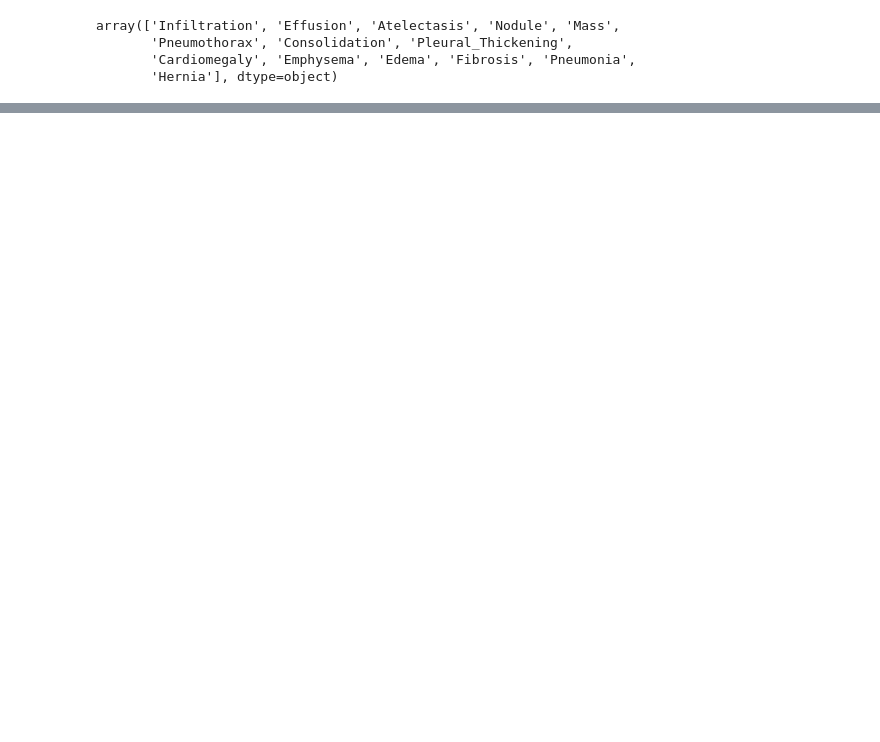
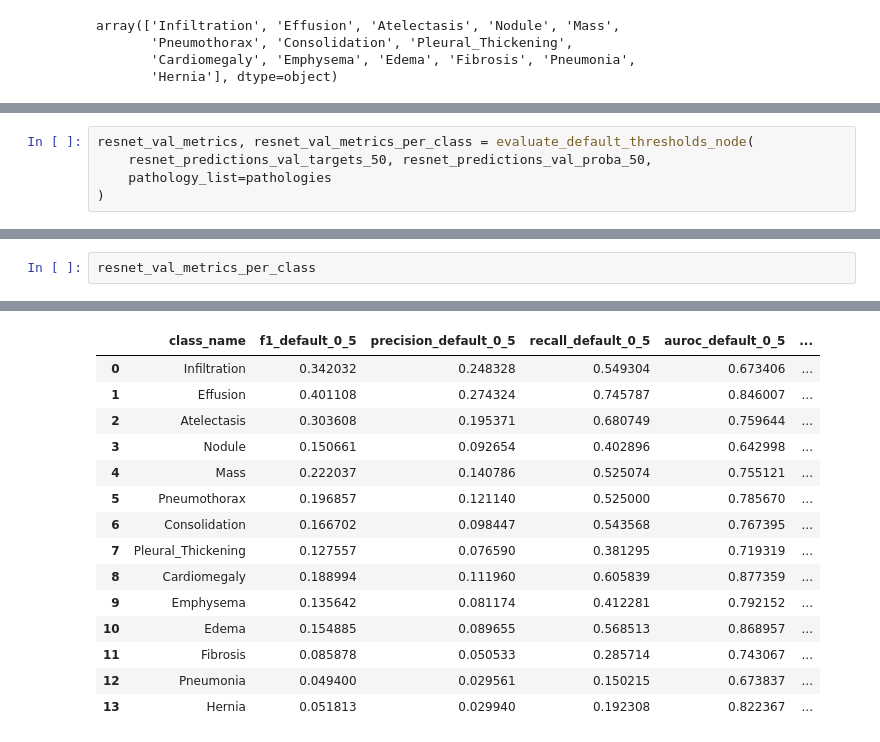
Before and after one commit to psiku/dnn-cxr-diagnostics, a Jupyter notebook: cxr-training-pipeline/notebooks/03_pipeline_analyze/02_threshold_finetuning_pipeline_analysis.ipynb, the cells around one changed output, grey strips where cells are left out. Cells and saved outputs as stored; diff of their text form; blank space fills up the shorter version.

```diff
--- a/cxr-training-pipeline/notebooks/03_pipeline_analyze/02_threshold_finetuning_pipeline_analysis.ipynb
+++ b/cxr-training-pipeline/notebooks/03_pipeline_analyze/02_threshold_finetuning_pipeline_analysis.ipynb
@@ -155,0 +315,5 @@ for ax, pathology in zip(axes.flatten(), pathologies):
+# %%
+resnet_val_metrics, resnet_val_metrics_per_class = evaluate_default_thresholds_node(
+    resnet_predictions_val_targets_50, resnet_predictions_val_proba_50,
+    pathology_list=pathologies
+)
@@ -155,0 +373,3 @@ for ax, pathology in zip(axes.flatten(), pathologies):
+# %%
+resnet_val_metrics_per_class
+# %% [output]
@@ -155,0 +377,15 @@ for ax, pathology in zip(axes.flatten(), pathologies):
+|  | class_name | f1_default_0_5 | precision_default_0_5 | recall_default_0_5 | auroc_default_0_5 | ... |
+| 0 | Infiltration | 0.342032 | 0.248328 | 0.549304 | 0.673406 | ... |
+| 1 | Effusion | 0.401108 | 0.274324 | 0.745787 | 0.846007 | ... |
+| 2 | Atelectasis | 0.303608 | 0.195371 | 0.680749 | 0.759644 | ... |
+| 3 | Nodule | 0.150661 | 0.092654 | 0.402896 | 0.642998 | ... |
+| 4 | Mass | 0.222037 | 0.140786 | 0.525074 | 0.755121 | ... |
+| 5 | Pneumothorax | 0.196857 | 0.121140 | 0.525000 | 0.785670 | ... |
+| 6 | Consolidation | 0.166702 | 0.098447 | 0.543568 | 0.767395 | ... |
+| 7 | Pleural_Thickening | 0.127557 | 0.076590 | 0.381295 | 0.719319 | ... |
+| 8 | Cardiomegaly | 0.188994 | 0.111960 | 0.605839 | 0.877359 | ... |
+| 9 | Emphysema | 0.135642 | 0.081174 | 0.412281 | 0.792152 | ... |
+| 10 | Edema | 0.154885 | 0.089655 | 0.568513 | 0.868957 | ... |
+| 11 | Fibrosis | 0.085878 | 0.050533 | 0.285714 | 0.743067 | ... |
+| 12 | Pneumonia | 0.049400 | 0.029561 | 0.150215 | 0.673837 | ... |
+| 13 | Hernia | 0.051813 | 0.029940 | 0.192308 | 0.822367 | ... |
```
Also changed, not shown: parts of 26 cells of this notebook, 1 other file.
